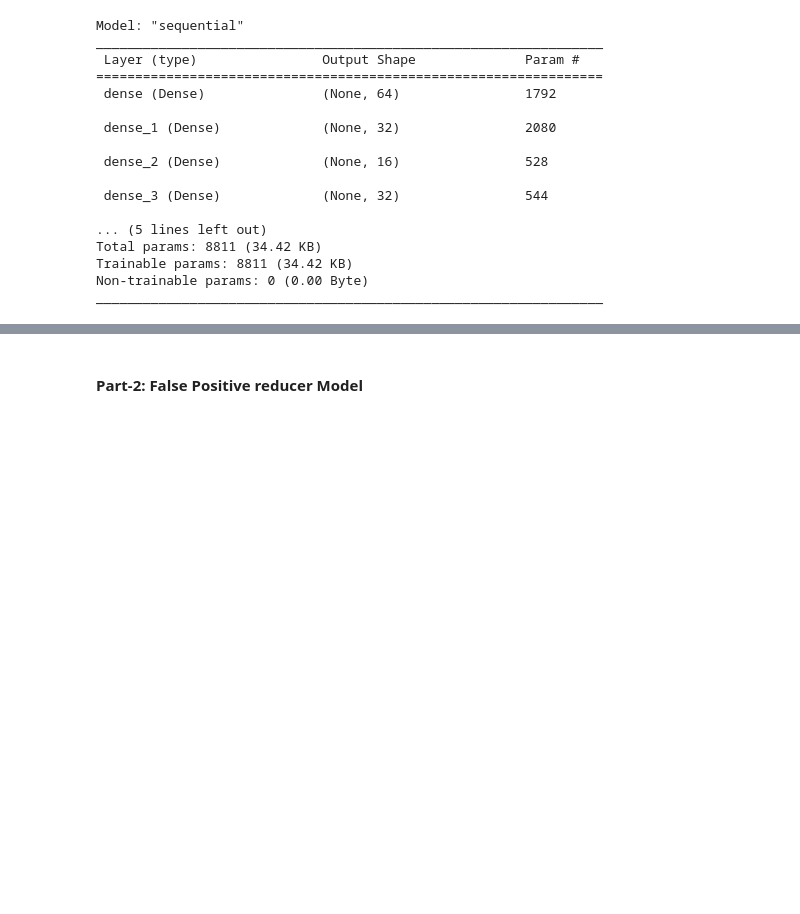
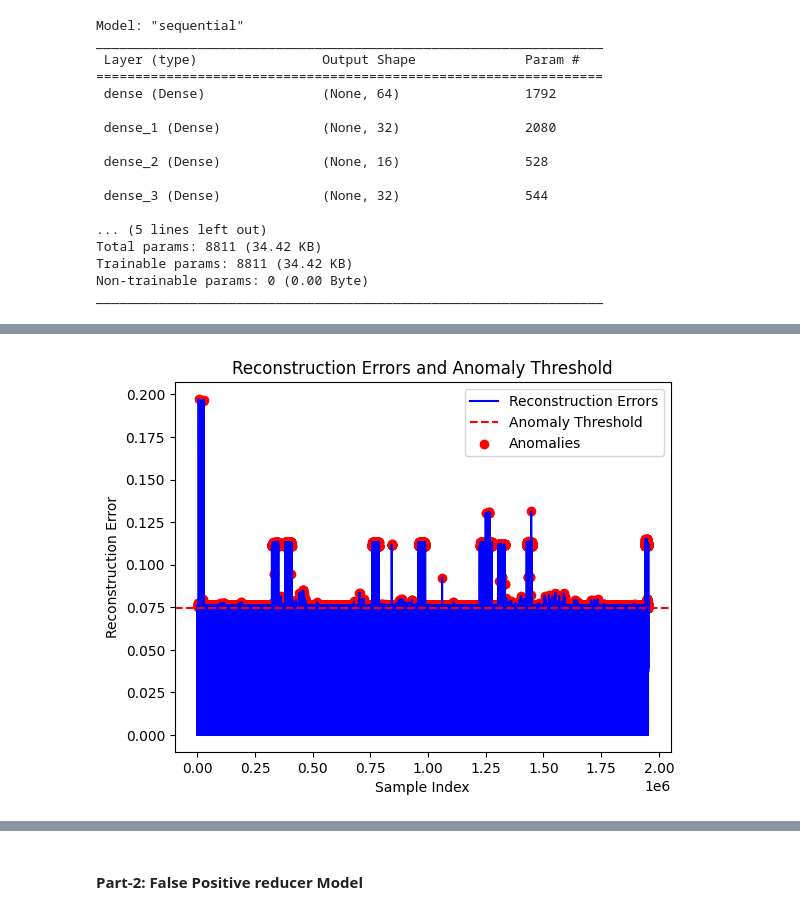
Before and after one commit to Likhon-AI/Anomaly-Detection-Credit-Transaction, a Jupyter notebook: auto_encoder.ipynb, the cells around one changed output, grey strips where cells are left out. Cells and saved outputs as stored; diff of their text form; code cells hidden in the pictures; blank space fills up the shorter version.

```diff
--- a/auto_encoder.ipynb
+++ b/auto_encoder.ipynb
@@ -338,0 +348,16 @@ Number of anomalies: 29311
+# %%
+# Plot the reconstruction curve
+plt.plot(mse, label='Reconstruction Errors', color='blue')
+plt.axhline(y=threshold, color='r', linestyle='--', label='Anomaly Threshold')
+
+# Plot anomalies
+anomalies_indices = [i for i, error in enumerate(mse) if error > threshold]
+plt.scatter(anomalies_indices, [mse[i] for i in anomalies_indices], color='red', label='Anomalies')
+
+plt.xlabel('Sample Index')
+plt.ylabel('Reconstruction Error')
+plt.title('Reconstruction Errors and Anomaly Threshold')
+plt.legend()
+plt.show()
+# %% [output]
+[figure, added]
```
Also changed, not shown: parts of 21 cells of this notebook, 1 other file.
